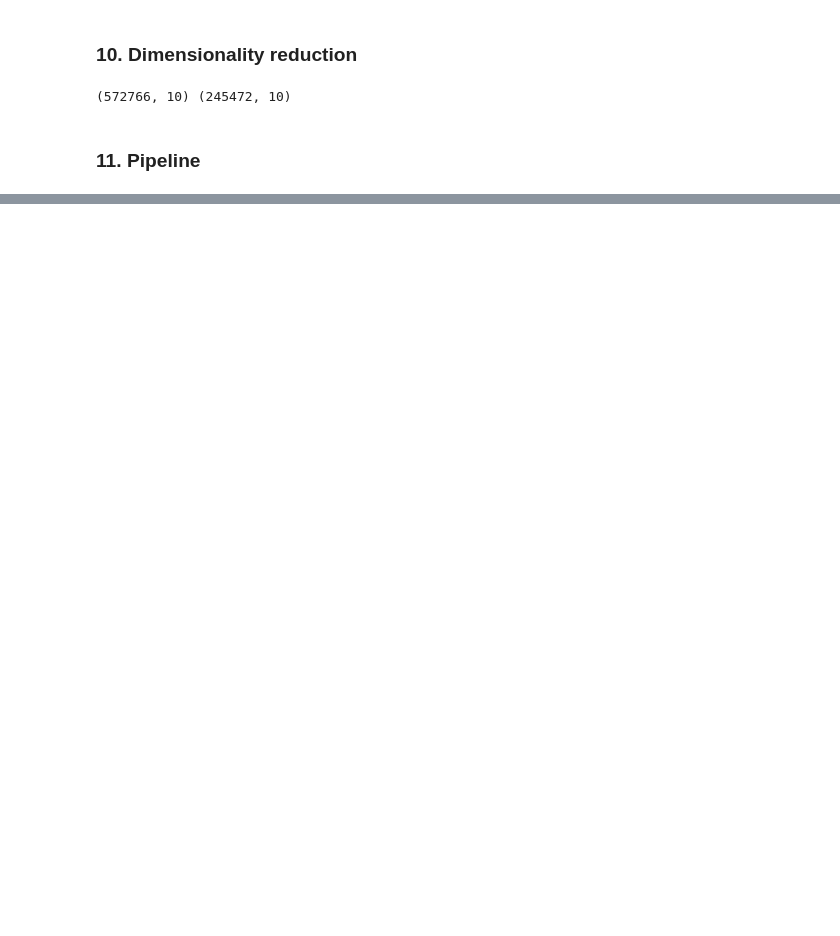
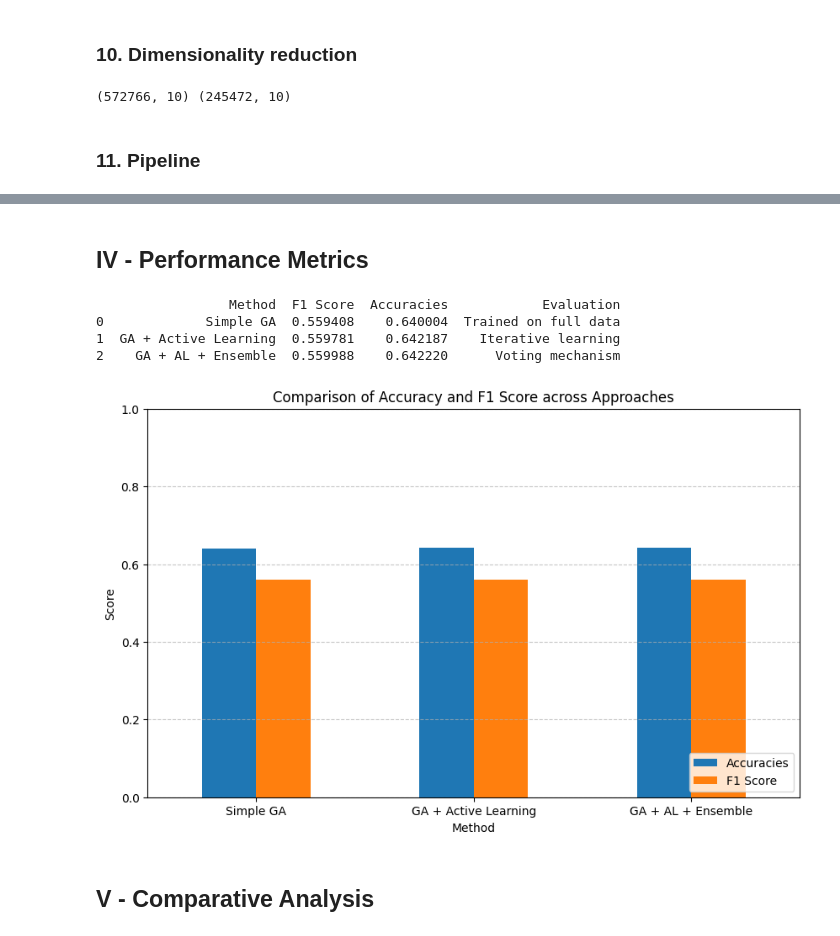
Before and after one commit to aurianemrcln/HomeworkML, a Jupyter notebook: Notebook, ML project - MARCELINO Auriane.ipynb, the cells around one changed output, grey strips where cells are left out. Cells and saved outputs as stored; diff of their text form; code cells hidden in the pictures; blank space fills up the shorter version.

```diff
--- a/Notebook, ML project - MARCELINO Auriane.ipynb
+++ b/Notebook, ML project - MARCELINO Auriane.ipynb
@@ -395,0 +665,32 @@ Test F1 Score: 0.0000
+# %% [markdown]
+## IV - Performance Metrics
+# %%
+import pandas as pd
+
+# Create a comparison dataframe
+results_data = {
+    "Method": ["Simple GA", "GA + Active Learning", "GA + AL + Ensemble"],
+    "F1 Score": f1_scores,
+    "Accuracies": accuracies,
+    "Evaluation": ["Trained on full data", "Iterative learning", "Voting mechanism"]
+}
+
+df_results = pd.DataFrame(results_data)
+print(df_results)
+
+# Optional: Visualize the jump in performance
+ax = df_results.plot(x="Method", y=["Accuracies", "F1 Score"], kind="bar", figsize=(10, 6), rot=0)
+plt.title("Comparison of Accuracy and F1 Score across Approaches")
+plt.ylabel("Score")
+plt.ylim(0, 1.0)
+plt.grid(axis='y', linestyle='--', alpha=0.7)
+plt.legend(loc='lower right')
+plt.show()
+# %% [output]
+                 Method  F1 Score  Accuracies            Evaluation
+0             Simple GA  0.559408    0.640004  Trained on full data
+1  GA + Active Learning  0.559781    0.642187    Iterative learning
+2    GA + AL + Ensemble  0.559988    0.642220      Voting mechanism
+[figure, added]
+# %% [markdown]
+## V - Comparative Analysis
```
Also changed, not shown: parts of 27 cells of this notebook.
